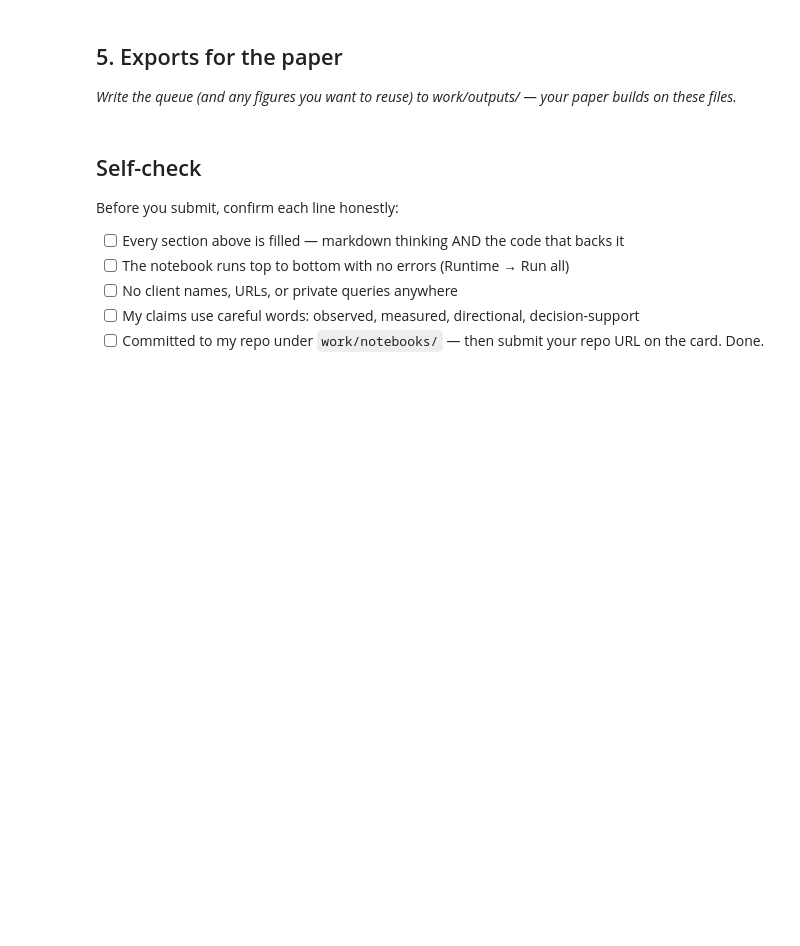
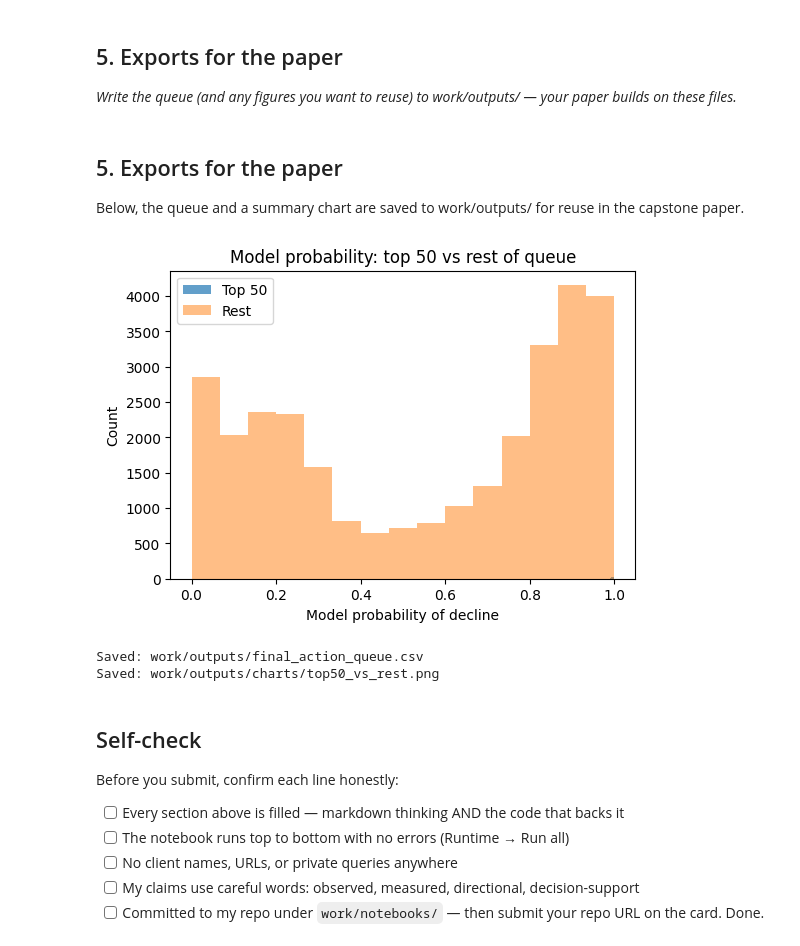
Before and after one commit to mohammadayaanahsan/flyRank-internship, a Jupyter notebook: work/notebooks/w07_action_playbook.ipynb, the cells around one changed output. Saved outputs shown, nothing was run; the diff lists cells and outputs as text; code cells hidden in the pictures; blank space fills up the shorter version.

```diff
--- a/work/notebooks/w07_action_playbook.ipynb
+++ b/work/notebooks/w07_action_playbook.ipynb
@@ -44,3 +164,31 @@ This skeleton is yours to fill. Work the sections **in order** — each one has
+# %% [markdown]
+## 5. Exports for the paper
+
+Below, the queue and a summary chart are saved to work/outputs/ for
+reuse in the capstone paper.
+# %%
+import matplotlib.pyplot as plt
+
+# Already saved: work/outputs/final_action_queue.csv
+
+# Quick chart: model probability distribution for top 50 vs rest
+plt.figure(figsize=(6,4))
+plt.hist(ranked_queue.head(50)["model_probability"], bins=15, alpha=0.7, label="Top 50")
+plt.hist(ranked_queue.iloc[50:]["model_probability"], bins=15, alpha=0.5, label="Rest")
+plt.xlabel("Model probability of decline")
+plt.ylabel("Count")
+plt.legend()
+plt.title("Model probability: top 50 vs rest of queue")
+os.makedirs("work/outputs/charts", exist_ok=True)
+plt.savefig("work/outputs/charts/top50_vs_rest.png", dpi=150, bbox_inches="tight")
+plt.show()
+
+print("Saved: work/outputs/final_action_queue.csv")
+print("Saved: work/outputs/charts/top50_vs_rest.png")
+# %% [output]
+[figure, added]
+Saved: work/outputs/final_action_queue.csv
+Saved: work/outputs/charts/top50_vs_rest.png
 # %% [markdown]
 ## Self-check
 
```
Also changed, not shown: parts of 12 cells of this notebook.
